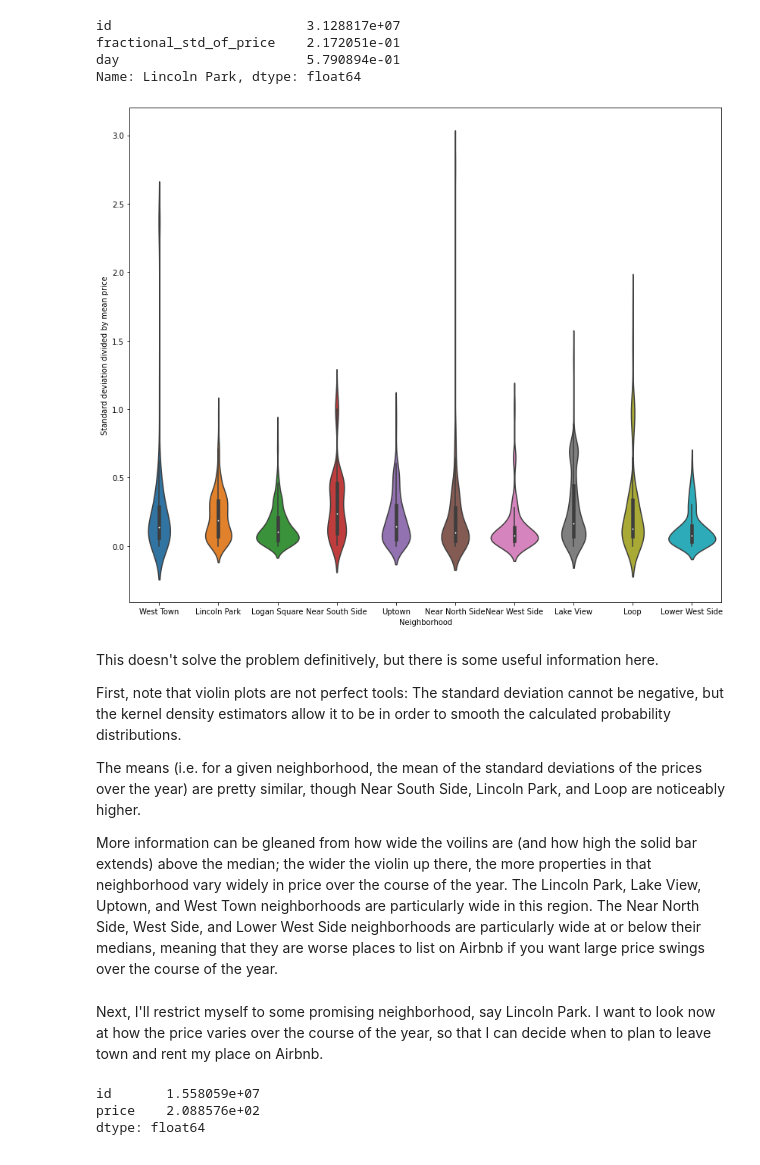
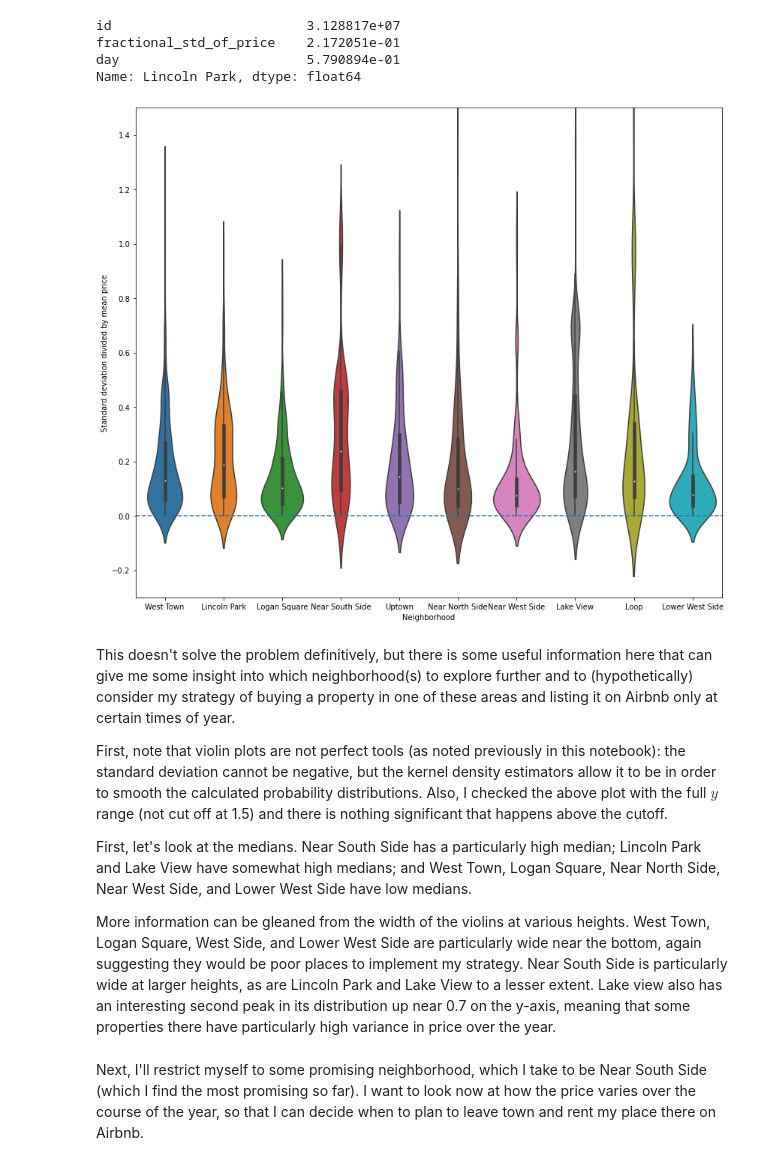
Before and after one commit to tdauer2718/airbnb-chicago, a Jupyter notebook: Chicago Airbnb analysis.ipynb, the cells around one changed output. Cells and saved outputs as stored; diff of their text form; code cells hidden in the pictures.

```diff
--- a/Chicago Airbnb analysis.ipynb
+++ b/Chicago Airbnb analysis.ipynb
@@ -1228,22 +1239,23 @@ Name: Lincoln Park, dtype: float64
 # %%
 plt.figure(figsize=(14,12))
 sns.violinplot(data=df, x='neighborhood',
                y='fractional_std_of_price')
+plt.axhline(y=0, linestyle='--')
 plt.xlabel('Neighborhood')
 plt.ylabel('Standard deviation divided by mean price')
-#plt.ylim(0, 1)
+plt.ylim(-0.3, 1.5)
 plt.show()
 # %% [output]
-[figure, old version]
+[figure, new version]
 # %% [markdown]
-This doesn't solve the problem definitively, but there is some useful information here.
+This doesn't solve the problem definitively, but there is some useful information here that can give me some insight into which neighborhood(s) to explore further and to (hypothetically) consider my strategy of buying a property in one of these areas and listing it on Airbnb only at certain times of year.
 
-First, note that violin plots are not perfect tools: The standard deviation cannot be negative, but the kernel density estimators allow it to be in order to smooth the calculated probability distributions.
+First, note that violin plots are not perfect tools (as noted previously in this notebook): the standard deviation cannot be negative, but the kernel density estimators allow it to be in order to smooth the calculated probability distributions. Also, I checked the above plot with the full $y$ range (not cut off at 1.5) and there is nothing significant that happens above the cutoff.
 
-The means (i.e. for a given neighborhood, the mean of the standard deviations of the prices over the year) are pretty similar, though Near South Side, Lincoln Park, and Loop are noticeably higher.
+First, let's look at the medians. Near South Side has a particularly high median; Lincoln Park and Lake View have somewhat high medians; and West Town, Logan Square, Near North Side, Near West Side, and Lower West Side have low medians.
 
-More information can be gleaned from how wide the voilins are (and how high the solid bar extends) above the median; the wider the violin up there, the more properties in that neighborhood vary widely in price over the course of the year. The Lincoln Park, Lake View, Uptown, and West Town neighborhoods are particularly wide in this region. The Near North Side, West Side, and Lower West Side neighborhoods are particularly wide at or below their medians, meaning that they are worse places to list on Airbnb if you want large price swings over the course of the year.
+More information can be gleaned from the width of the violins at various heights. West Town, Logan Square, West Side, and Lower West Side are particularly wide near the bottom, again suggesting they would be poor places to implement my strategy. Near South Side is particularly wide at larger heights, as are Lincoln Park and Lake View to a lesser extent. Lake view also has an interesting second peak in its distribution up near 0.7 on the y-axis, meaning that some properties there have particularly high variance in price over the year.
 # %% [markdown]
-Next, I'll restrict myself to some promising neighborhood, say Lincoln Park. I want to look now at how the price varies over the course of the year, so that I can decide when to plan to leave town and rent my place on Airbnb.
+Next, I'll restrict myself to some promising neighborhood, which I take to be Near South Side (which I find the most promising so far). I want to look now at how the price varies over the course of the year, so that I can decide when to plan to leave town and rent my place there on Airbnb.
 # %%
 df = price_by_nbd.loc[price_by_nbd['neighborhood']==
@@ -1251,7 +1263 @@ df = price_by_nbd.loc[price_by_nbd['neighborhood']==
-# %%
-df.std().mean()
-# %% [output]
-id       1.558059e+07
-price    2.088576e+02
-dtype: float64
 # %%
```
Also changed, not shown: parts of 52 cells of this notebook.
